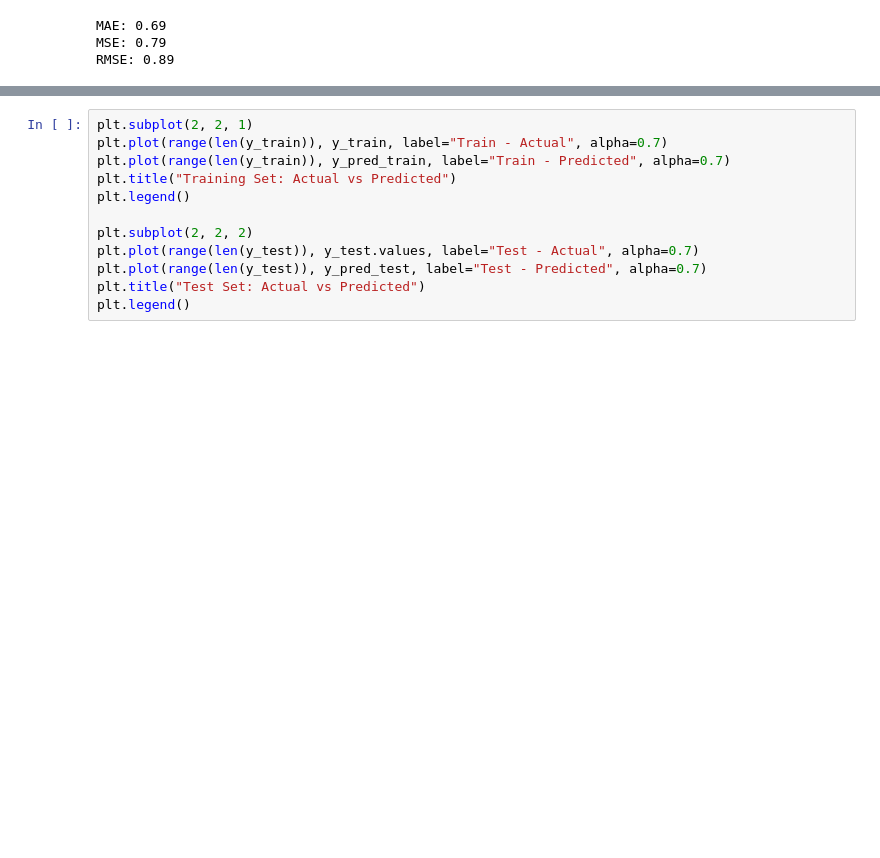
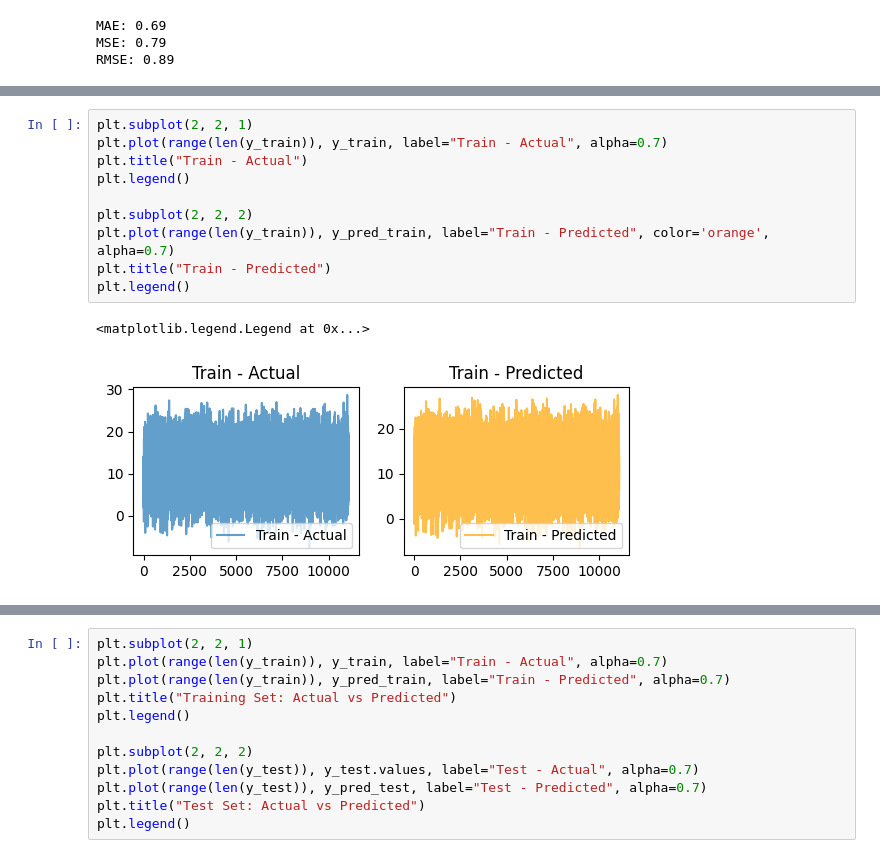
Before and after one commit to huybang2017/Random-Forest-Weather, a Jupyter notebook: main.ipynb, the cells around one changed output, grey strips where cells are left out. Drawn from its saved outputs; the diff is of its cells as text; blank space fills up the shorter version.

```diff
--- a/main.ipynb
+++ b/main.ipynb
@@ -43,0 +44,13 @@ plt.figure(figsize=(14, 7))
+# %%
+plt.subplot(2, 2, 1)
+plt.plot(range(len(y_train)), y_train, label="Train - Actual", alpha=0.7)
+plt.title("Train - Actual")
+plt.legend()
+
+plt.subplot(2, 2, 2)
+plt.plot(range(len(y_train)), y_pred_train, label="Train - Predicted", color='orange', alpha=0.7)
+plt.title("Train - Predicted")
+plt.legend()
+# %% [output]
+<matplotlib.legend.Legend at 0x...>
+[figure, added]
```
Also changed, not shown: parts of 2 cells of this notebook, 3 other files.
